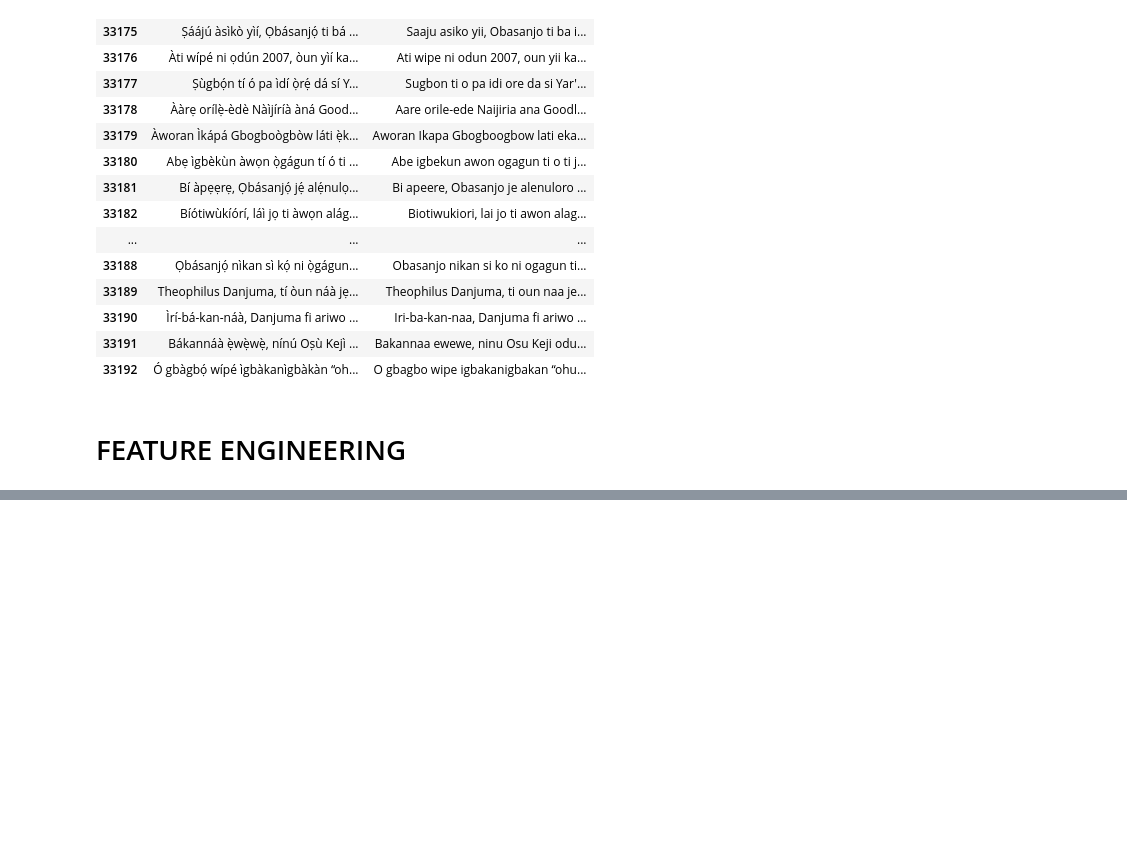
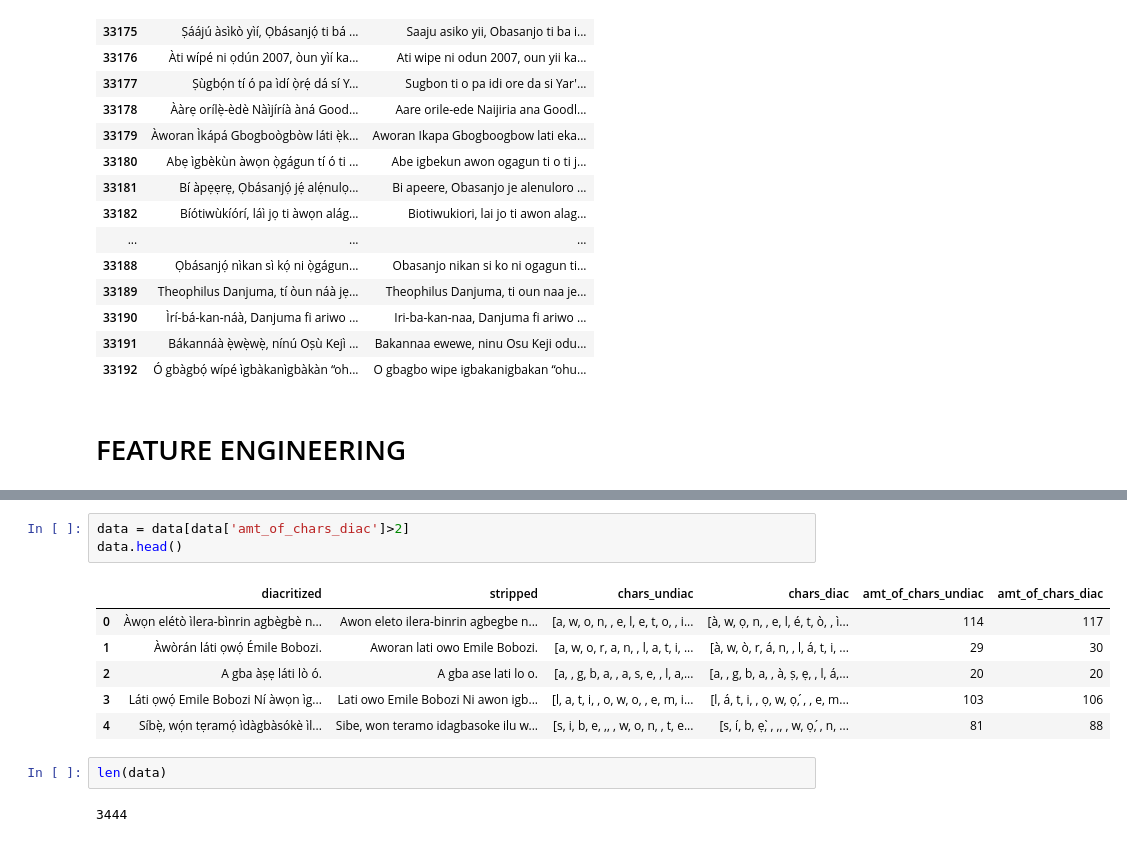
Before and after one commit to Kola9INE/yo_auto_diacritizer, a Jupyter notebook: AUTO_DIACRITIZATION/PHASE_ONE/model_build.ipynb, the cells around one changed output, grey strips where cells are left out. Cells and saved outputs as stored; diff of their text form; blank space fills up the shorter version.

```diff
--- a/AUTO_DIACRITIZATION/PHASE_ONE/model_build.ipynb
+++ b/AUTO_DIACRITIZATION/PHASE_ONE/model_build.ipynb
@@ -130,0 +118,14 @@ data.sort_values(by = 'amt_of_chars', ascending=False)
+# %%
+data = data[data['amt_of_chars_diac']>2]
+data.head()
+# %% [output]
+|  | diacritized | stripped | chars_undiac | chars_diac | amt_of_chars_undiac | amt_of_chars_diac |
+| 0 | Àwọn elétò ìlera-bìnrin agbègbè n... | Awon eleto ilera-binrin agbegbe n... | [a, w, o, n, , e, l, e, t, o, , i... | [à, w, ọ, n, , e, l, é, t, ò, , ì... | 114 | 117 |
+| 1 | Àwòrán láti ọwọ́ Émile Bobozi. | Aworan lati owo Emile Bobozi. | [a, w, o, r, a, n, , l, a, t, i, ... | [à, w, ò, r, á, n, , l, á, t, i, ... | 29 | 30 |
+| 2 | A gba àṣẹ láti lò ó. | A gba ase lati lo o. | [a, , g, b, a, , a, s, e, , l, a,... | [a, , g, b, a, , à, ṣ, ẹ, , l, á,... | 20 | 20 |
+| 3 | Láti ọwọ́ Emile Bobozi Ní àwọn ìg... | Lati owo Emile Bobozi Ni awon igb... | [l, a, t, i, , o, w, o, , e, m, i... | [l, á, t, i, , ọ, w, ọ, ́, , e, m... | 103 | 106 |
+| 4 | Síbẹ̀, wọ́n tẹramọ́ ìdàgbàsókè ìl... | Sibe, won teramo idagbasoke ilu w... | [s, i, b, e, ,, , w, o, n, , t, e... | [s, í, b, ẹ, ̀, ,, , w, ọ, ́, n, ... | 81 | 88 |
+# %%
+len(data)
+# %% [output]
+3444
```
Also changed, not shown: parts of 34 cells of this notebook, 6 other files.
